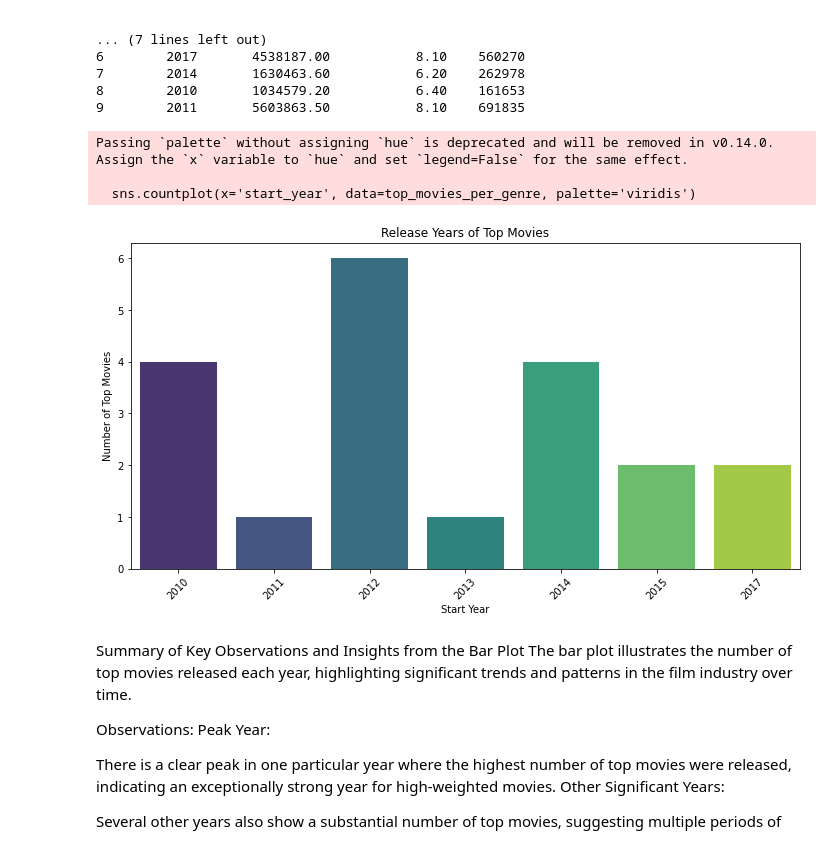
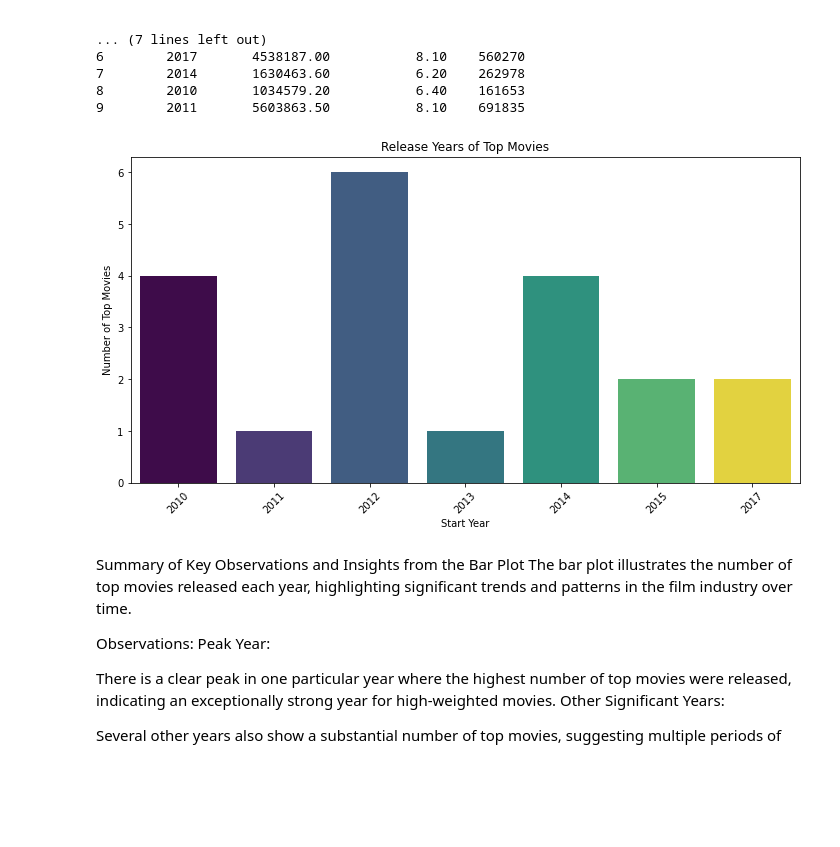
Before and after one commit to Mosota-Kemunto-Gladys-2020/Gladys-Mosota_dsc_phase_1_project, a Jupyter notebook: student.ipynb, the cells around one changed output. Drawn from its saved outputs; the diff is of its cells as text; code cells hidden in the pictures; blank space fills up the shorter version.

```diff
--- a/student.ipynb
+++ b/student.ipynb
@@ -988,19 +983,23 @@ print(top_movies_details)
 8        2010       1034579.20           6.40    161653
 9        2011       5603863.50           8.10    691835
 # %%
-# Plot the release years of the top movies
-plt.figure(figsize=(12, 6))
-sns.countplot(x='start_year', data=top_movies_per_genre, palette='viridis')
-plt.xlabel('Start Year')
-plt.ylabel('Number of Top Movies')
-plt.title('Release Years of Top Movies')
-plt.xticks(rotation=45)
-plt.show()
+import seaborn as sns
+import matplotlib.pyplot as plt
+
+# Ensure the necessary columns exist
+if 'start_year' in top_movies_per_genre.columns:
+    # Plot the release years of the top movies
+    plt.figure(figsize=(12, 6))
+    sns.countplot(x='start_year', data=top_movies_per_genre, hue='start_year', palette='viridis', dodge=False, legend=False)
+    plt.xlabel('Start Year')
+    plt.ylabel('Number of Top Movies')
+    plt.title('Release Years of Top Movies')
+    plt.xticks(rotation=45)
+    plt.show()
+else:
+    print("The 'start_year' column does not exist in the dataset.")
 # %% [output]
-Passing `palette` without assigning `hue` is deprecated and will be removed in v0.14.0. Assign the `x` variable to `hue` and set `legend=False` for the same effect.
-
-  sns.countplot(x='start_year', data=top_movies_per_genre, palette='viridis')
-[figure, old version]
+[figure, new version]
 # %% [markdown]
 
 Summary of Key Observations and Insights from the Bar Plot
```
Also changed, not shown: parts of 2 cells of this notebook, 1 other file.
